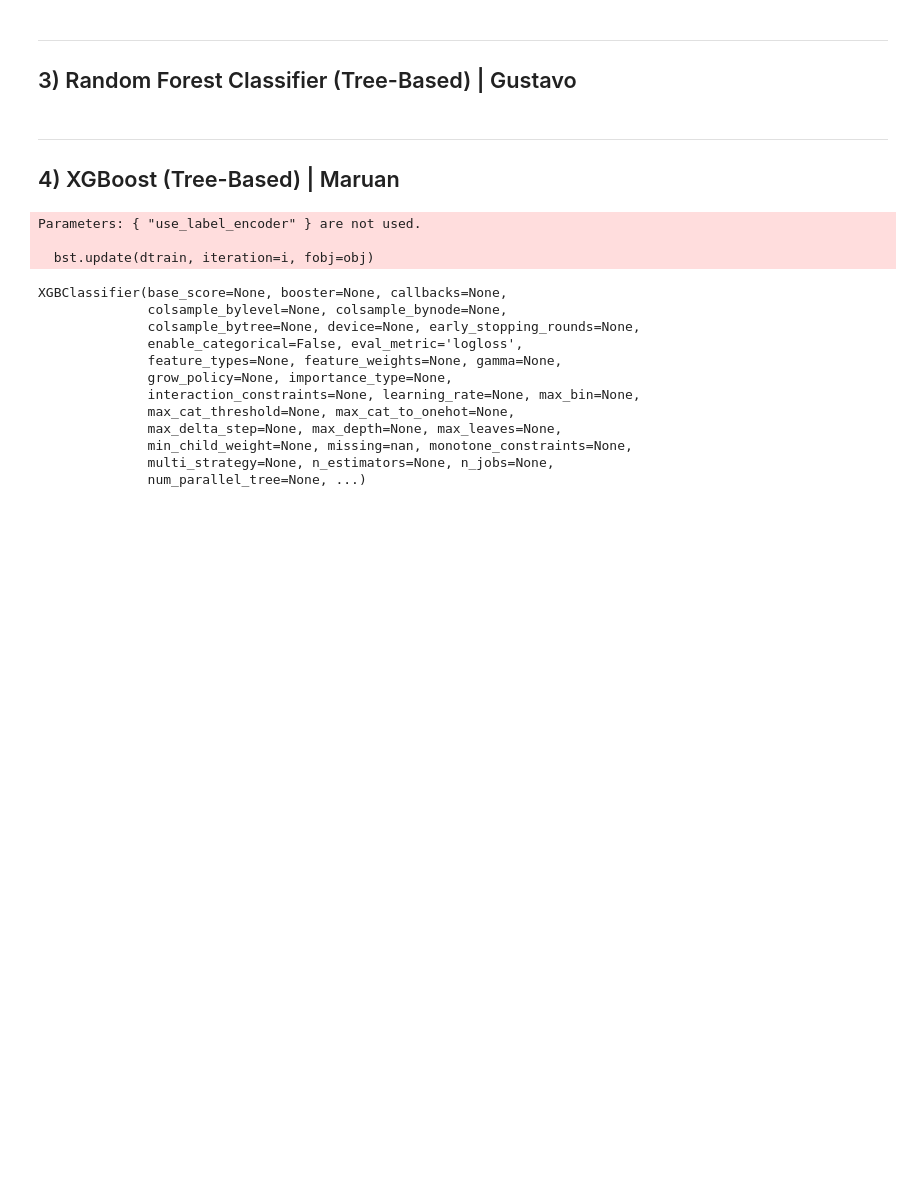
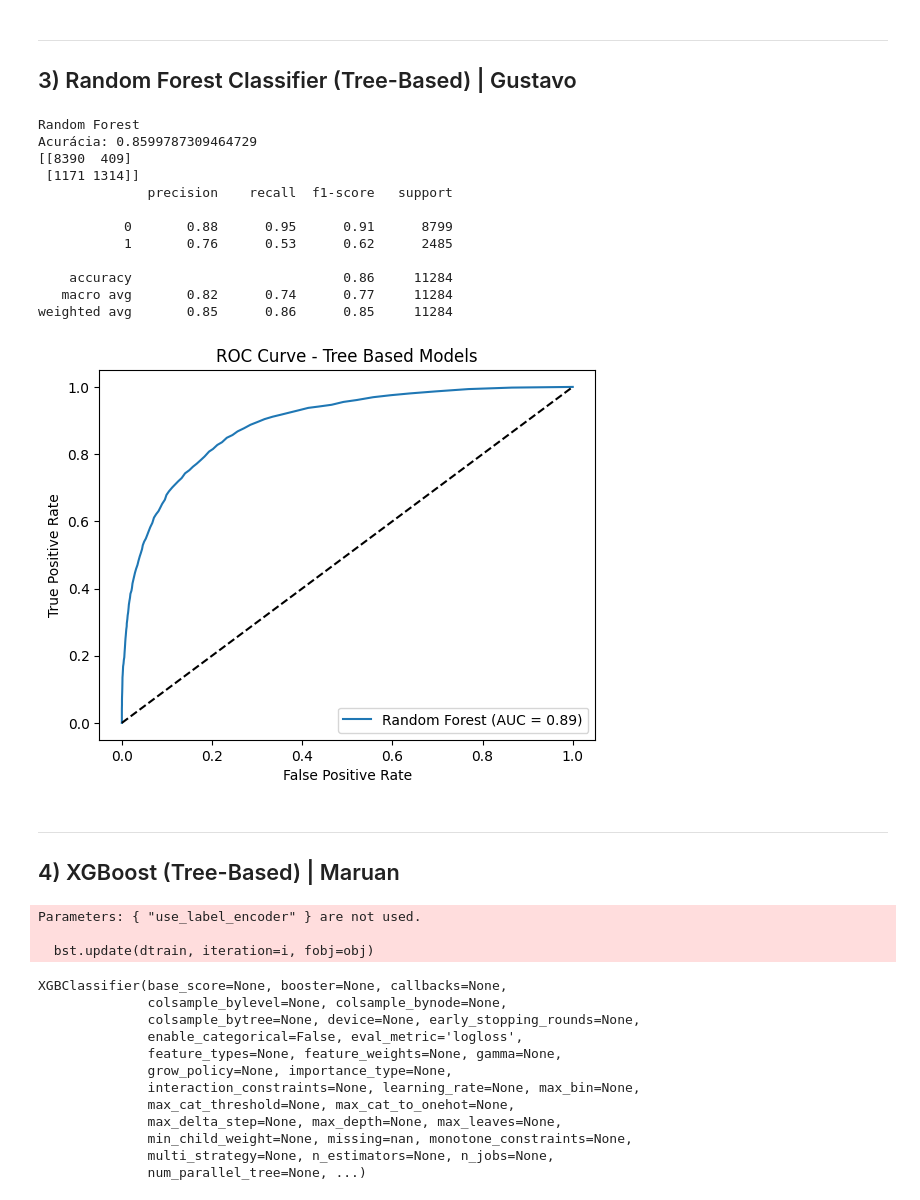
Before and after one commit to rdxdfulll/ClassifiersCommittee, a Jupyter notebook: ClassifiersCommittee.ipynb, the cells around one changed output. Cells and saved outputs as stored; diff of their text form; code cells hidden in the pictures; blank space fills up the shorter version.

```diff
--- a/ClassifiersCommittee.ipynb
+++ b/ClassifiersCommittee.ipynb
@@ -135,3 +192,66 @@ df_rfc = df_cleaned
+# %%
+# Copia do dataframe
+df_rfc = df_cleaned
+
+# ========================
+# Random Forest Classifier
+# ========================
+from sklearn.ensemble import RandomForestClassifier
+from sklearn.model_selection import train_test_split
+from sklearn.metrics import accuracy_score, confusion_matrix, classification_report, roc_curve, auc
+import matplotlib.pyplot as plt
+from sklearn.preprocessing import LabelEncoder
+
+# features (X) e target (y)
+X = df_rfc.drop(["RainTomorrow", 'Date', 'Location', 'WindGustDir', 'WindDir9am', 'WindDir3pm', 'RainToday'], axis=1)
+y = df_rfc["RainTomorrow"]
+
+# Convert TARGET to numeric
+le = LabelEncoder()
+y = le.fit_transform(y)
+
+# treino/teste
+X_train, X_test, y_train, y_test = train_test_split(X, y, test_size=0.2, random_state=42)
+
+# modelo e prediçoes
+rfc = RandomForestClassifier(n_estimators=100, random_state=42)
+rfc.fit(X_train, y_train)
+
+y_pred_rfc = rfc.predict(X_test)
+
+# métricas
+print("Random Forest")
+print("Acurácia:", accuracy_score(y_test, y_pred_rfc))
+print(confusion_matrix(y_test, y_pred_rfc))
+print(classification_report(y_test, y_pred_rfc))
+
+# ROC Curve
+y_prob_rfc = rfc.predict_proba(X_test)[:,1]
+fpr, tpr, _ = roc_curve(y_test, y_prob_rfc)
+roc_auc = auc(fpr, tpr)
+plt.plot(fpr, tpr, label=f'Random Forest (AUC = {roc_auc:.2f})')
+
+# gráfico ROC
+plt.plot([0,1], [0,1], "k--")
+plt.xlabel("False Positive Rate")
+plt.ylabel("True Positive Rate")
+plt.title("ROC Curve - Tree Based Models")
+plt.legend()
+plt.show()
+# %% [output]
+Random Forest
+Acurácia: 0.8599787309464729
+[[8390  409]
+ [1171 1314]]
+              precision    recall  f1-score   support
+
+           0       0.88      0.95      0.91      8799
+           1       0.76      0.53      0.62      2485
+
+    accuracy                           0.86     11284
+   macro avg       0.82      0.74      0.77     11284
+weighted avg       0.85      0.86      0.85     11284
+[figure, added]
 # %% [markdown]
 ---
 ## 4) XGBoost (Tree-Based) | Maruan
```
Also changed, not shown: parts of 3 cells of this notebook.
